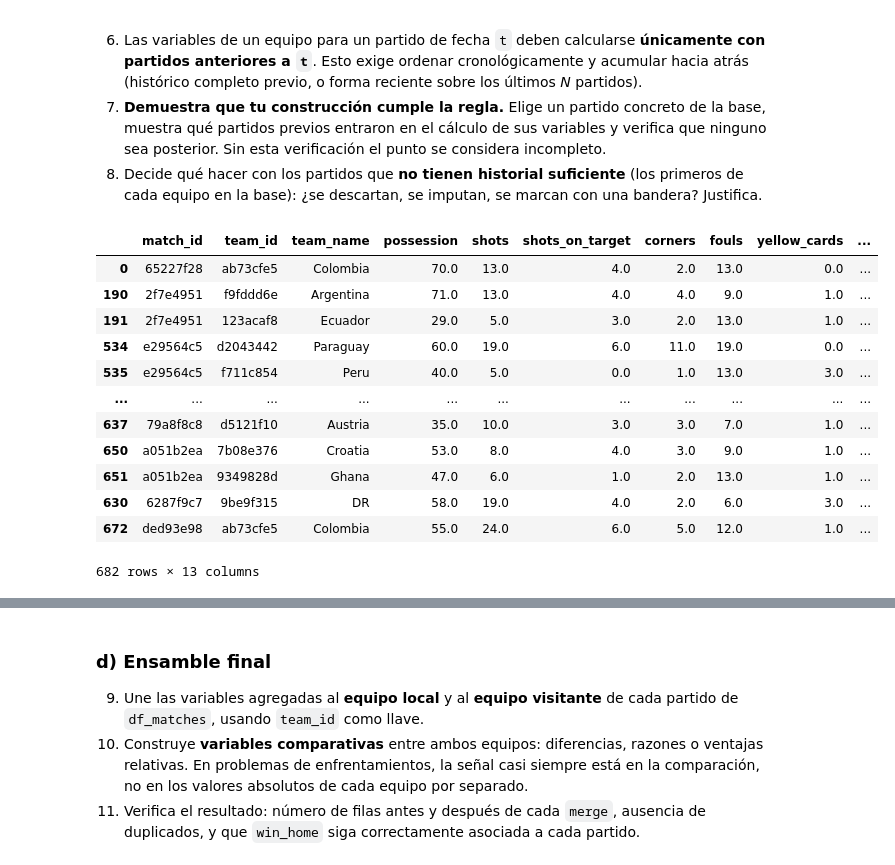
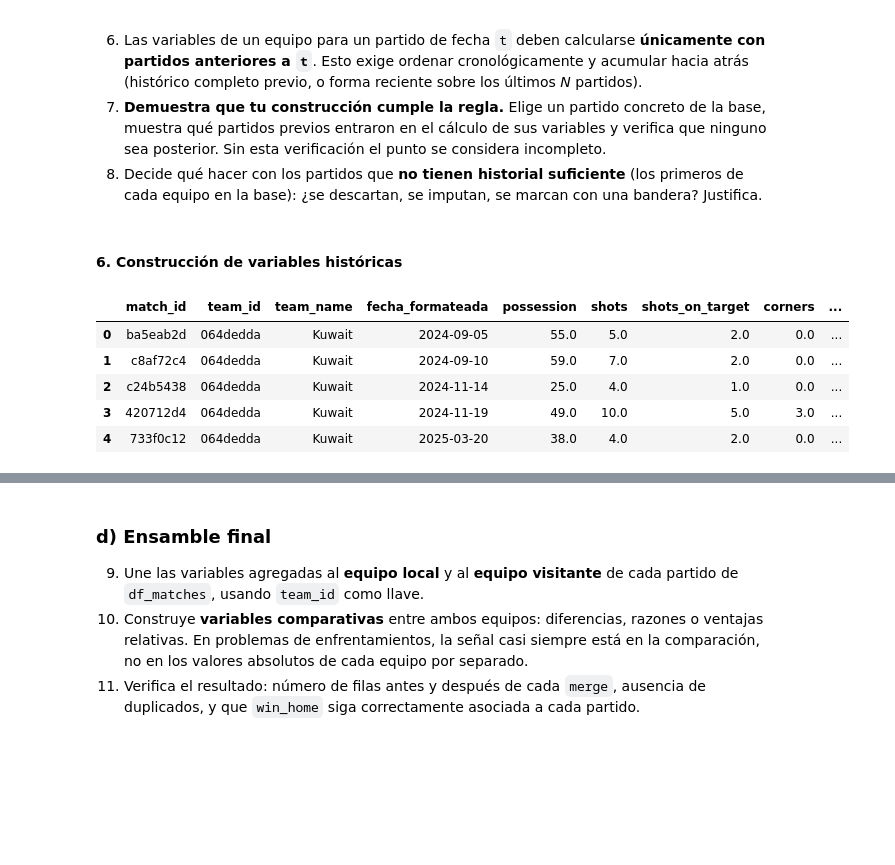
Before and after one commit to antobeni07/Parcial-1_Analitica, a Jupyter notebook: 01_Parcial_Mundial_2026.ipynb, the cells around one changed output, grey strips where cells are left out. Saved outputs shown, nothing was run; the diff lists cells and outputs as text; code cells hidden in the pictures; blank space fills up the shorter version.

```diff
--- a/01_Parcial_Mundial_2026.ipynb
+++ b/01_Parcial_Mundial_2026.ipynb
@@ -1720,0 +1817,29 @@ des_players
+# %%
+# Eliminar la columna auxiliar después de verificar la unión
+equipo_partido = equipo_partido.drop(
+    columns=['_merge']
+)
+# %%
+#Precisión de remate
+equipo_partido['shot_accuracy'] = np.where(
+    equipo_partido['shots'] > 0,
+    equipo_partido['shots_on_target']
+    / equipo_partido['shots'],
+    0
+)
+# %%
+#remates en goles
+equipo_partido['goal_conversion'] = np.where(
+    equipo_partido['shots'] > 0,
+    equipo_partido['goals']
+    / equipo_partido['shots'],
+    0
+)
+# %%
+#Precisión de penaltis
+equipo_partido['penalty_accuracy'] = np.where(
+    equipo_partido['pens_att'] > 0,
+    equipo_partido['pens_made']
+    / equipo_partido['pens_att'],
+    0
+)
@@ -1729,20 +1905,22 @@ des_players
    sea posterior. Sin esta verificación el punto se considera incompleto.
 8. Decide qué hacer con los partidos que **no tienen historial suficiente** (los primeros de
    cada equipo en la base): ¿se descartan, se imputan, se marcan con una bandera? Justifica.
+# %% [markdown]
+#### 6. Construcción de variables históricas
 # %%
-df_matches_data = df_matches_data.sort_values(by='fecha_formateada', ascending=True)
-df_matches_data
+equipo_partido['fecha_formateada'] = pd.to_datetime(
+    equipo_partido['fecha_formateada']
+)
+
+equipo_partido = equipo_partido.sort_values(
+    by=['team_id', 'fecha_formateada', 'match_id']
+).reset_index(drop=True)
+
+equipo_partido.head()
 # %% [output]
-|  | match_id | team_id | team_name | possession | shots | shots_on_target | corners | fouls | yellow_cards | ... |
-| 0 | 65227f28 | ab73cfe5 | Colombia | 70.0 | 13.0 | 4.0 | 2.0 | 13.0 | 0.0 | ... |
-| 190 | 2f7e4951 | f9fddd6e | Argentina | 71.0 | 13.0 | 4.0 | 4.0 | 9.0 | 1.0 | ... |
-| 191 | 2f7e4951 | 123acaf8 | Ecuador | 29.0 | 5.0 | 3.0 | 2.0 | 13.0 | 1.0 | ... |
-| 534 | e29564c5 | d2043442 | Paraguay | 60.0 | 19.0 | 6.0 | 11.0 | 19.0 | 0.0 | ... |
-| 535 | e29564c5 | f711c854 | Peru | 40.0 | 5.0 | 0.0 | 1.0 | 13.0 | 3.0 | ... |
-| ... | ... | ... | ... | ... | ... | ... | ... | ... | ... | ... |
-| 637 | 79a8f8c8 | d5121f10 | Austria | 35.0 | 10.0 | 3.0 | 3.0 | 7.0 | 1.0 | ... |
-| 650 | a051b2ea | 7b08e376 | Croatia | 53.0 | 8.0 | 4.0 | 3.0 | 9.0 | 1.0 | ... |
-| 651 | a051b2ea | 9349828d | Ghana | 47.0 | 6.0 | 1.0 | 2.0 | 13.0 | 1.0 | ... |
-| 630 | 6287f9c7 | 9be9f315 | DR | 58.0 | 19.0 | 4.0 | 2.0 | 6.0 | 3.0 | ... |
-| 672 | ded93e98 | ab73cfe5 | Colombia | 55.0 | 24.0 | 6.0 | 5.0 | 12.0 | 1.0 | ... |
+|  | match_id | team_id | team_name | fecha_formateada | possession | shots | shots_on_target | corners | ... |
+| 0 | ba5eab2d | 064dedda | Kuwait | 2024-09-05 | 55.0 | 5.0 | 2.0 | 0.0 | ... |
+| 1 | c8af72c4 | 064dedda | Kuwait | 2024-09-10 | 59.0 | 7.0 | 2.0 | 0.0 | ... |
+| 2 | c24b5438 | 064dedda | Kuwait | 2024-11-14 | 25.0 | 4.0 | 1.0 | 0.0 | ... |
+| 3 | 420712d4 | 064dedda | Kuwait | 2024-11-19 | 49.0 | 10.0 | 5.0 | 3.0 | ... |
+| 4 | 733f0c12 | 064dedda | Kuwait | 2025-03-20 | 38.0 | 4.0 | 2.0 | 0.0 | ... |
-682 rows × 13 columns
```
Also changed, not shown: parts of 93 cells of this notebook.
